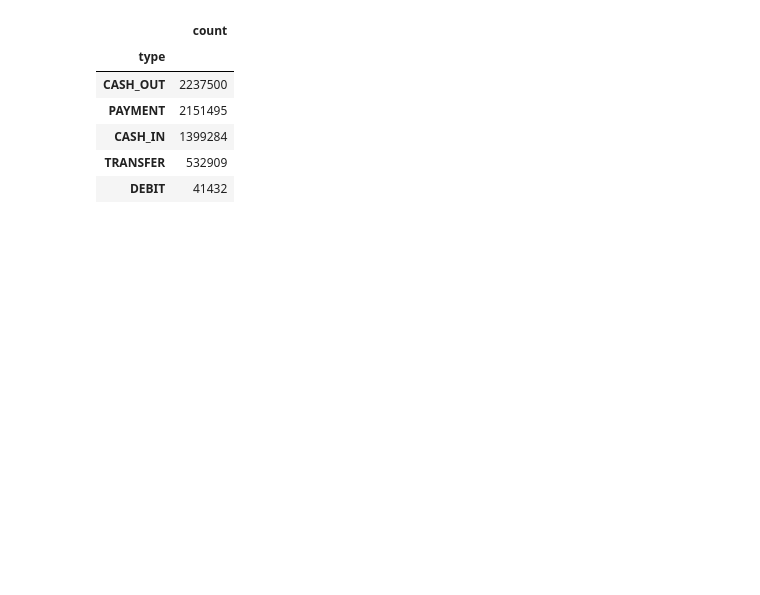
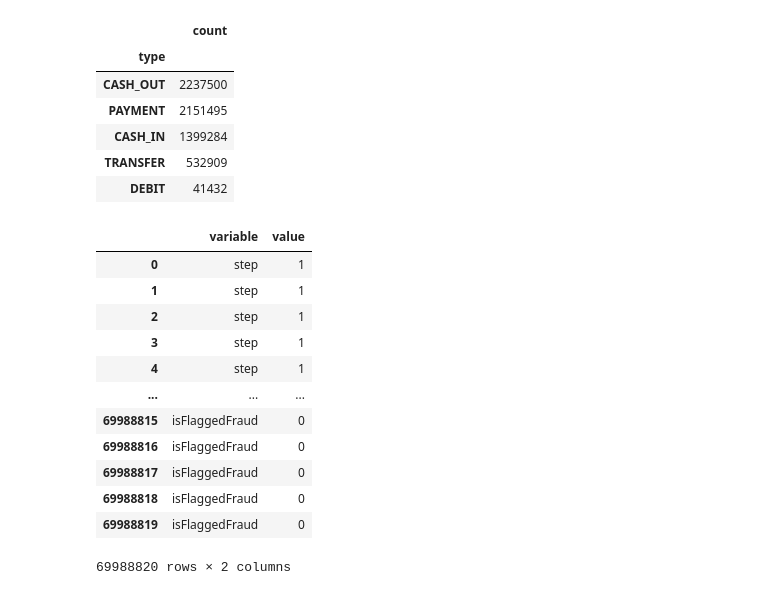
Before and after one commit to Jacqs395/Financial_Fraud, a Jupyter notebook: transform.ipynb, the cells around one changed output. Cells and saved outputs as stored; diff of their text form; code cells hidden in the pictures; blank space fills up the shorter version.

```diff
--- a/transform.ipynb
+++ b/transform.ipynb
@@ -110,3 +127,19 @@ type_counts.to_frame()
 | CASH_IN | 1399284 |
 | TRANSFER | 532909 |
 | DEBIT | 41432 |
+# %%
+df.melt()
+# %% [output]
+|  | variable | value |
+| 0 | step | 1 |
+| 1 | step | 1 |
+| 2 | step | 1 |
+| 3 | step | 1 |
+| 4 | step | 1 |
+| ... | ... | ... |
+| 69988815 | isFlaggedFraud | 0 |
+| 69988816 | isFlaggedFraud | 0 |
+| 69988817 | isFlaggedFraud | 0 |
+| 69988818 | isFlaggedFraud | 0 |
+| 69988819 | isFlaggedFraud | 0 |
+69988820 rows × 2 columns
```
Also changed, not shown: parts of 6 cells of this notebook, 3 other files.
